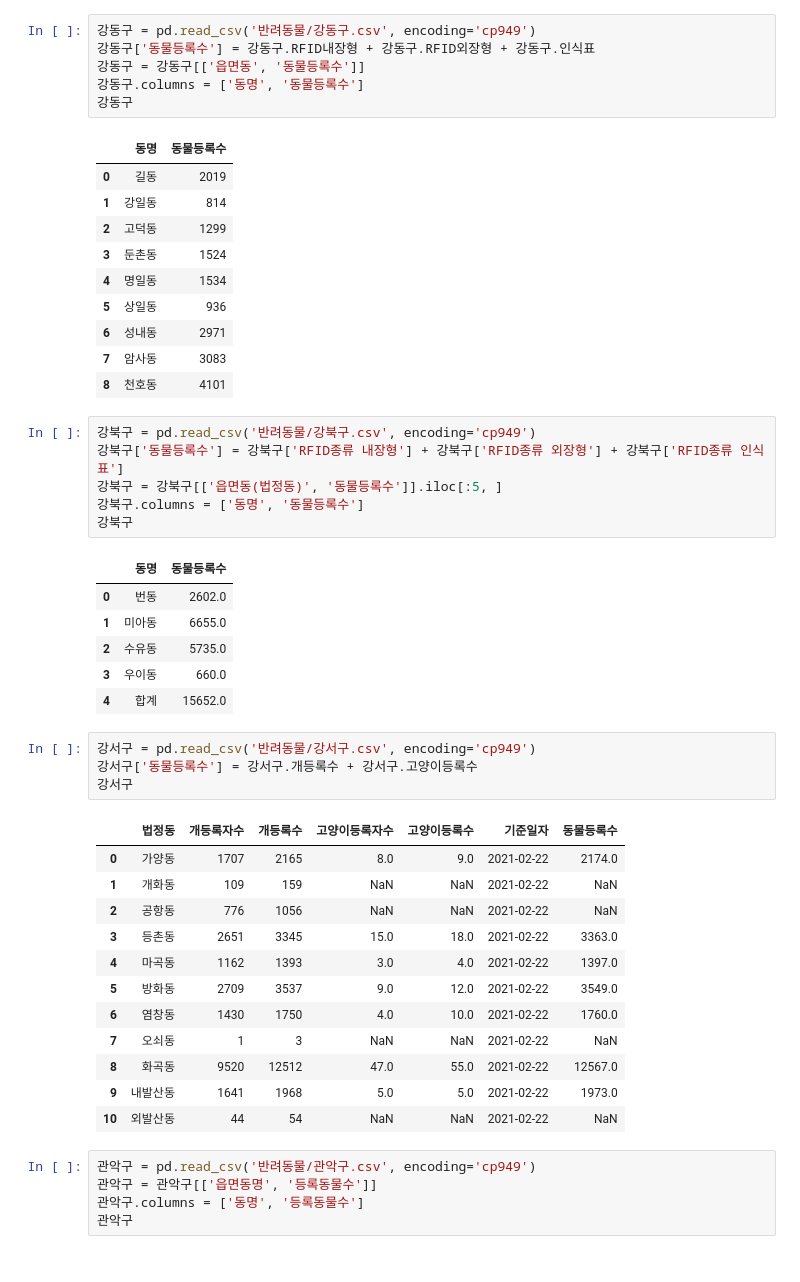
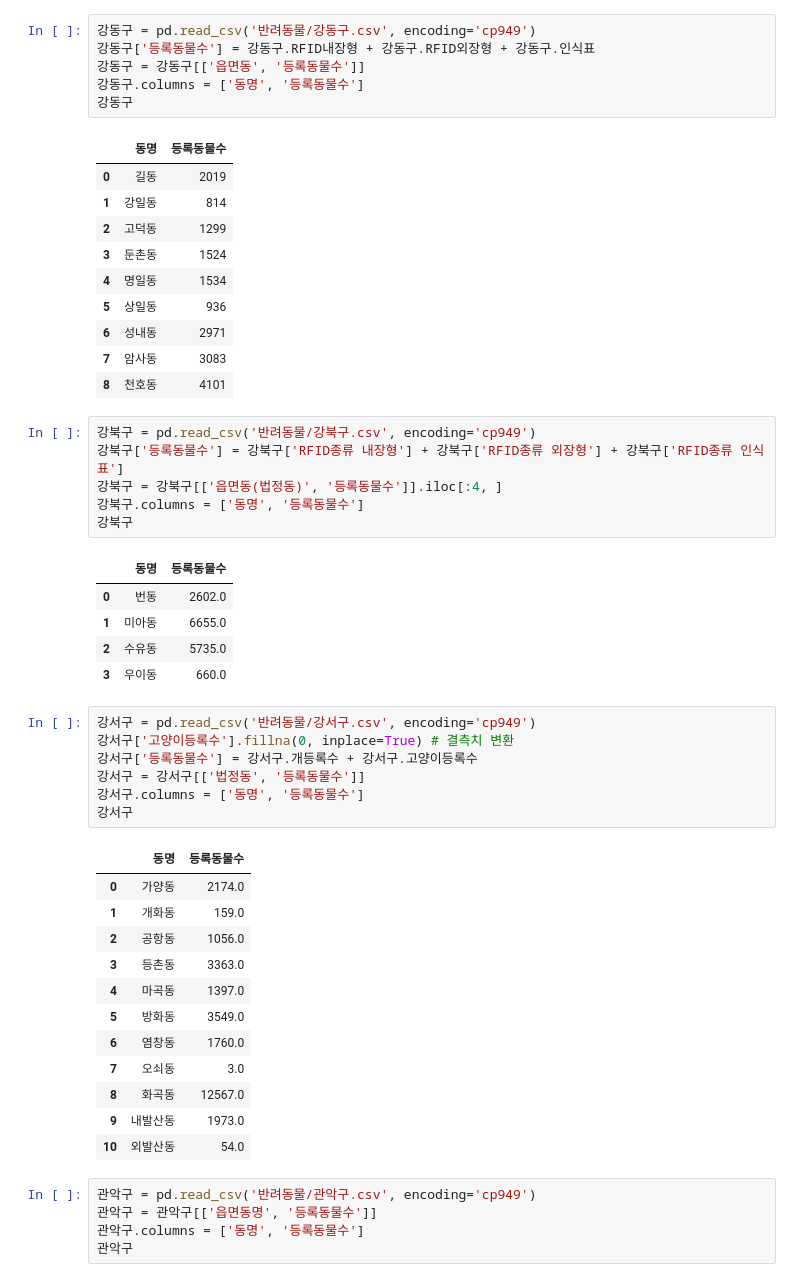
Before and after one commit to y109240/dataAnalysis, a Jupyter notebook: 데이터분석_미니프로젝트.ipynb, the cells around one changed output. Drawn from its saved outputs; the diff is of its cells as text.

```diff
--- a/데이터분석_미니프로젝트.ipynb
+++ b/데이터분석_미니프로젝트.ipynb
@@ -26,12 +32,12 @@ import pandas as pd
 | 13 | 압구정동 | 1884 |
 # %%
 강동구 = pd.read_csv('반려동물/강동구.csv', encoding='cp949')
-강동구['동물등록수'] = 강동구.RFID내장형 + 강동구.RFID외장형 + 강동구.인식표
-강동구 = 강동구[['읍면동', '동물등록수']]
-강동구.columns = ['동명', '동물등록수']
+강동구['등록동물수'] = 강동구.RFID내장형 + 강동구.RFID외장형 + 강동구.인식표
+강동구 = 강동구[['읍면동', '등록동물수']]
+강동구.columns = ['동명', '등록동물수']
 강동구
 # %% [output]
-|  | 동명 | 동물등록수 |
+|  | 동명 | 등록동물수 |
 | 0 | 길동 | 2019 |
 | 1 | 강일동 | 814 |
 | 2 | 고덕동 | 1299 |
@@ -43,34 +49,36 @@ import pandas as pd
 | 8 | 천호동 | 4101 |
 # %%
 강북구 = pd.read_csv('반려동물/강북구.csv', encoding='cp949')
-강북구['동물등록수'] = 강북구['RFID종류 내장형'] + 강북구['RFID종류 외장형'] + 강북구['RFID종류 인식표']
-강북구 = 강북구[['읍면동(법정동)', '동물등록수']].iloc[:5, ]
-강북구.columns = ['동명', '동물등록수']
+강북구['등록동물수'] = 강북구['RFID종류 내장형'] + 강북구['RFID종류 외장형'] + 강북구['RFID종류 인식표']
+강북구 = 강북구[['읍면동(법정동)', '등록동물수']].iloc[:4, ]
+강북구.columns = ['동명', '등록동물수']
 강북구
 # %% [output]
-|  | 동명 | 동물등록수 |
+|  | 동명 | 등록동물수 |
 | 0 | 번동 | 2602.0 |
 | 1 | 미아동 | 6655.0 |
 | 2 | 수유동 | 5735.0 |
 | 3 | 우이동 | 660.0 |
-| 4 | 합계 | 15652.0 |
 # %%
 강서구 = pd.read_csv('반려동물/강서구.csv', encoding='cp949')
-강서구['동물등록수'] = 강서구.개등록수 + 강서구.고양이등록수
+강서구['고양이등록수'].fillna(0, inplace=True) # 결측치 변환
+강서구['등록동물수'] = 강서구.개등록수 + 강서구.고양이등록수
+강서구 = 강서구[['법정동', '등록동물수']]
+강서구.columns = ['동명', '등록동물수']
 강서구
 # %% [output]
-|  | 법정동 | 개등록자수 | 개등록수 | 고양이등록자수 | 고양이등록수 | 기준일자 | 동물등록수 |
-| 0 | 가양동 | 1707 | 2165 | 8.0 | 9.0 | 2021-02-22 | 2174.0 |
-| 1 | 개화동 | 109 | 159 | NaN | NaN | 2021-02-22 | NaN |
-| 2 | 공항동 | 776 | 1056 | NaN | NaN | 2021-02-22 | NaN |
-| 3 | 등촌동 | 2651 | 3345 | 15.0 | 18.0 | 2021-02-22 | 3363.0 |
-| 4 | 마곡동 | 1162 | 1393 | 3.0 | 4.0 | 2021-02-22 | 1397.0 |
-| 5 | 방화동 | 2709 | 3537 | 9.0 | 12.0 | 2021-02-22 | 3549.0 |
-| 6 | 염창동 | 1430 | 1750 | 4.0 | 10.0 | 2021-02-22 | 1760.0 |
-| 7 | 오쇠동 | 1 | 3 | NaN | NaN | 2021-02-22 | NaN |
-| 8 | 화곡동 | 9520 | 12512 | 47.0 | 55.0 | 2021-02-22 | 12567.0 |
-| 9 | 내발산동 | 1641 | 1968 | 5.0 | 5.0 | 2021-02-22 | 1973.0 |
-| 10 | 외발산동 | 44 | 54 | NaN | NaN | 2021-02-22 | NaN |
+|  | 동명 | 등록동물수 |
+| 0 | 가양동 | 2174.0 |
+| 1 | 개화동 | 159.0 |
+| 2 | 공항동 | 1056.0 |
+| 3 | 등촌동 | 3363.0 |
+| 4 | 마곡동 | 1397.0 |
+| 5 | 방화동 | 3549.0 |
+| 6 | 염창동 | 1760.0 |
+| 7 | 오쇠동 | 3.0 |
+| 8 | 화곡동 | 12567.0 |
+| 9 | 내발산동 | 1973.0 |
+| 10 | 외발산동 | 54.0 |
 # %%
 관악구 = pd.read_csv('반려동물/관악구.csv', encoding='cp949')
 관악구 = 관악구[['읍면동명', '등록동물수']]
```
Also changed, not shown: parts of 28 cells of this notebook.
